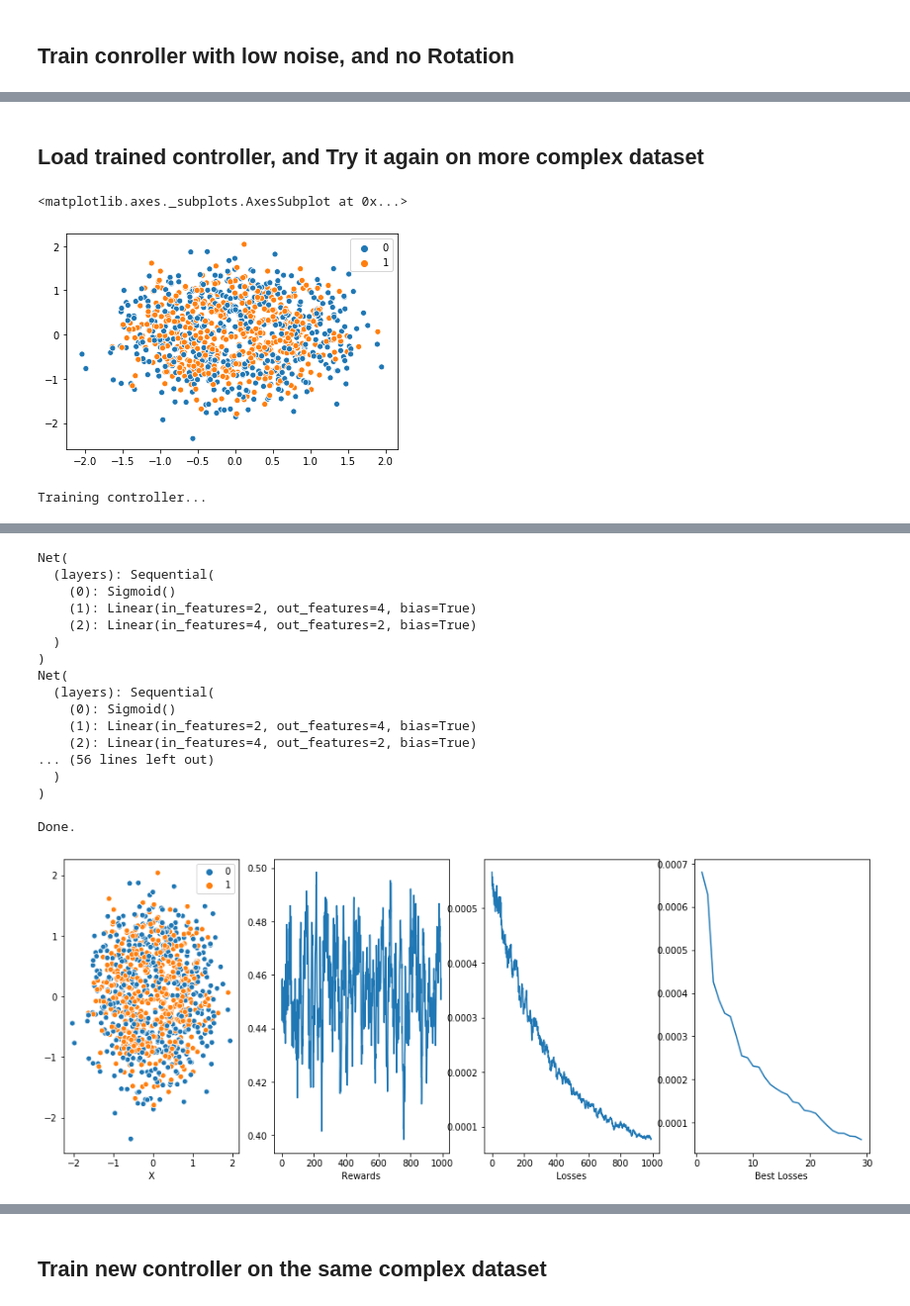
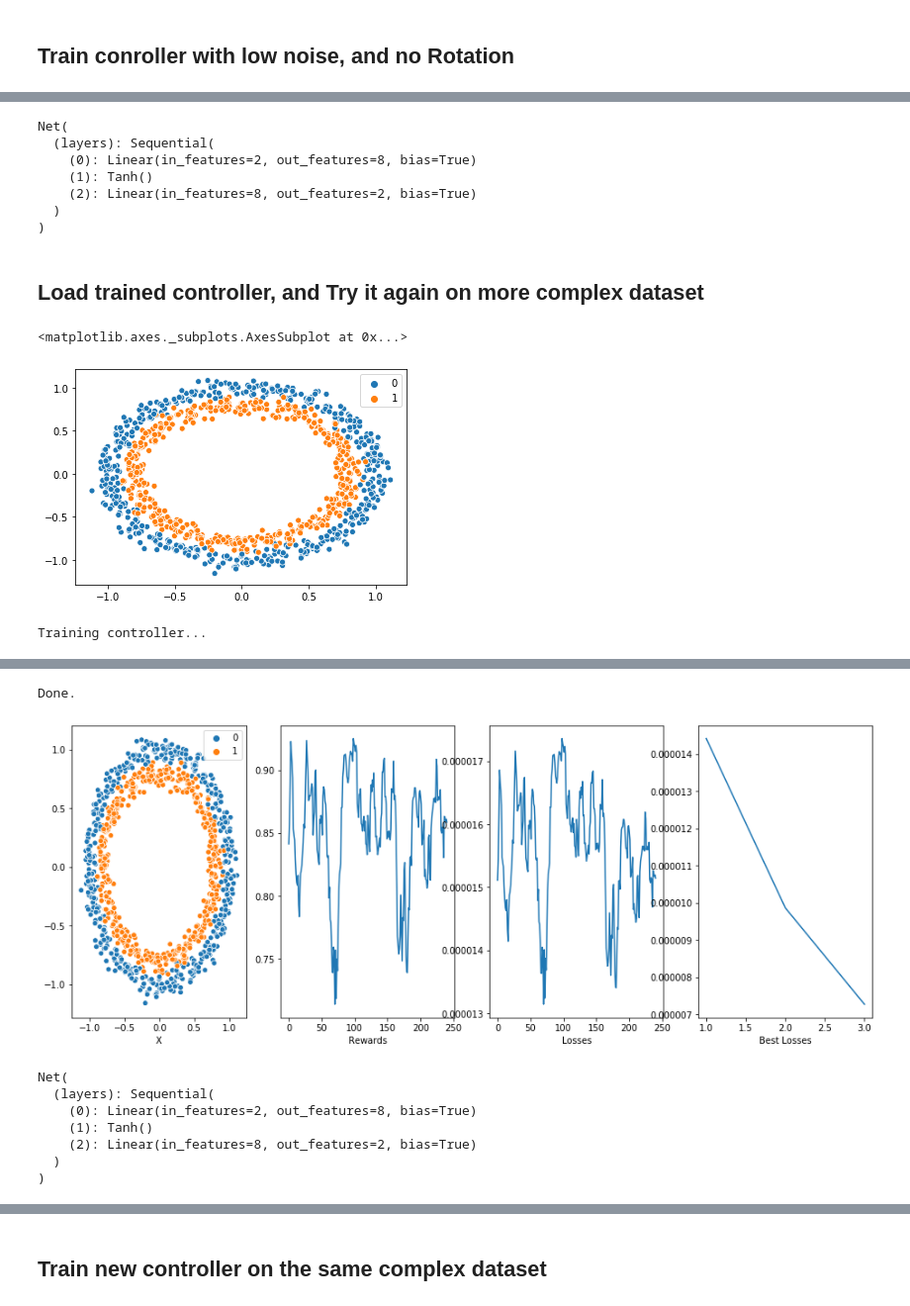
Before and after one commit to SamirMoustafa/minimal-nas, a Jupyter notebook: train.ipynb, the cells around one changed output, grey strips where cells are left out. Shown: that part at 99% size. Drawn from its saved outputs; the diff is of its cells as text; code cells hidden in the pictures.

Commit message:
transfer_learning_update

```diff
--- a/train.ipynb
+++ b/train.ipynb
@@ -71,17 +71,17 @@ def load_dataset(dataset_name='moon' ,p_val=0.1, p_test=0.2, noise=0.2, rotate_a
 
     return dl_train, dl_dev, dl_test, X, y
 # %%
-def save_controller(controller, path='controller.pt'):
+def save_model(model, path='controller.pt'):
     """
     Save a Pytorch model
-    :param:controller: model to save
-           path: the dir. to save the model
+    :param:  model: model to save
+             path: the dir. to save the model
     :return: bool: true if the model saved otherwise false
     """
     try:
         torch.save({
-                'model_state_dict': controller.state_dict(),
-                'optimizer_state_dict': controller.optimizer.state_dict(),
+                'model_state_dict': model.state_dict(),
+                'optimizer_state_dict': model.optimizer.state_dict(),
                 }, path)
         return True
     except Exception:
@@ -117,13 +117,14 @@ def train(controller, num_rollouts, dl_train, dl_dev, save=True):
     """
     print('Training controller...')
 
+    best_child = None
     best_losses = [math.inf]
     rewards = list()
     losses = list()
 
     for i in tqdm(range(num_rollouts)):
 
-        reward = controller.generate_rollout(i, dl_train, dl_dev)
+        reward, child = controller.generate_rollout(i, dl_train, dl_dev)
         loss = controller.optimize()
         controller.beta *= 0.99
 
@@ -132,12 +133,13 @@ def train(controller, num_rollouts, dl_train, dl_dev, save=True):
 
         if best_losses[-1]>abs(loss):
             best_losses.append(abs(loss))
+            best_child = child
 
             if save:
-                save_controller(controller=controller)
+                save_model(model=controller, path='best_controller.pt')
 
     print('Done.')
-    return rewards, losses, best_losses
+    return rewards, losses, best_losses, best_child
 # %%
 def plot_resuts(X,y, rewards, losses, saved_losses):
 
@@ -164,9 +166,9 @@ def plot_resuts(X,y, rewards, losses, saved_losses):
 # %% [markdown]
 # Notebook Start
 # %%
-dl_train, dl_dev, dl_test, X, y = load_dataset(dataset_name='moon', noise=0.07, rotate_angle=0)
+dl_train, dl_dev, dl_test, X, y = load_dataset(dataset_name='moon', noise=0.1, rotate_angle=0)
 controller = Controller()
-num_rollouts = 1000
+num_rollouts = 250
 # %%
 sns.scatterplot(x=X[:,0], y=X[:,1], hue=y)
 # %% [output]
@@ -201,36 +187,40 @@ Done.
+# %%
+best_child
+# %% [output]
+Net(
+  (layers): Sequential(
+    (0): Linear(in_features=2, out_features=8, bias=True)
+    (1): Tanh()
+    (2): Linear(in_features=8, out_features=2, bias=True)
+  )
+)
 # %% [markdown]
 ## Load trained controller, and Try it again on more complex dataset
 # %%
-dl_train, dl_dev, dl_test, X, y = load_dataset(dataset_name='circles', noise=0.4, rotate_angle=90)
+dl_train, dl_dev, dl_test, X, y = load_dataset(dataset_name='circles', noise=0.05, rotate_angle=90)
 transfer_controller = Controller()
 # Load the controller
-transfer_controller = load_controller(transfer_controller)
+transfer_controller = load_controller(transfer_controller, path='best_controller.pt')
 # %%
 sns.scatterplot(x=X[:,0], y=X[:,1], hue=y)
 # %% [output]
 <matplotlib.axes._subplots.AxesSubplot at 0x...>
-[figure, old version]
+[figure, new version]
 # %%
-rewards, losses, saved_losses = train(transfer_controller, num_rollouts, dl_train, dl_dev)
+rewards, losses, saved_losses, best_child = train(transfer_controller, num_rollouts, dl_train, dl_dev)
 plot_resuts(X, y, rewards, losses, saved_losses)
 # %% [output]
 Training controller...
 [interactive output not drawn]
-Net(
-  (layers): Sequential(
-    (0): Sigmoid()
-    (1): Linear(in_features=2, out_features=4, bias=True)
-    (2): Linear(in_features=4, out_features=2, bias=True)
-  )
-)
-Net(
-  (layers): Sequential(
-    (0): Sigmoid()
-    (1): Linear(in_features=2, out_features=4, bias=True)
-    (2): Linear(in_features=4, out_features=2, bias=True)
-... (56 lines left out)
-  )
-)
-
 Done.
-[figure, old version]
+[figure, new version]
+# %%
+best_child
+# %% [output]
+Net(
+  (layers): Sequential(
+    (0): Linear(in_features=2, out_features=8, bias=True)
+    (1): Tanh()
+    (2): Linear(in_features=8, out_features=2, bias=True)
+  )
+)
```
Also changed, not shown: parts of 9 cells of this notebook, 2 other files.
